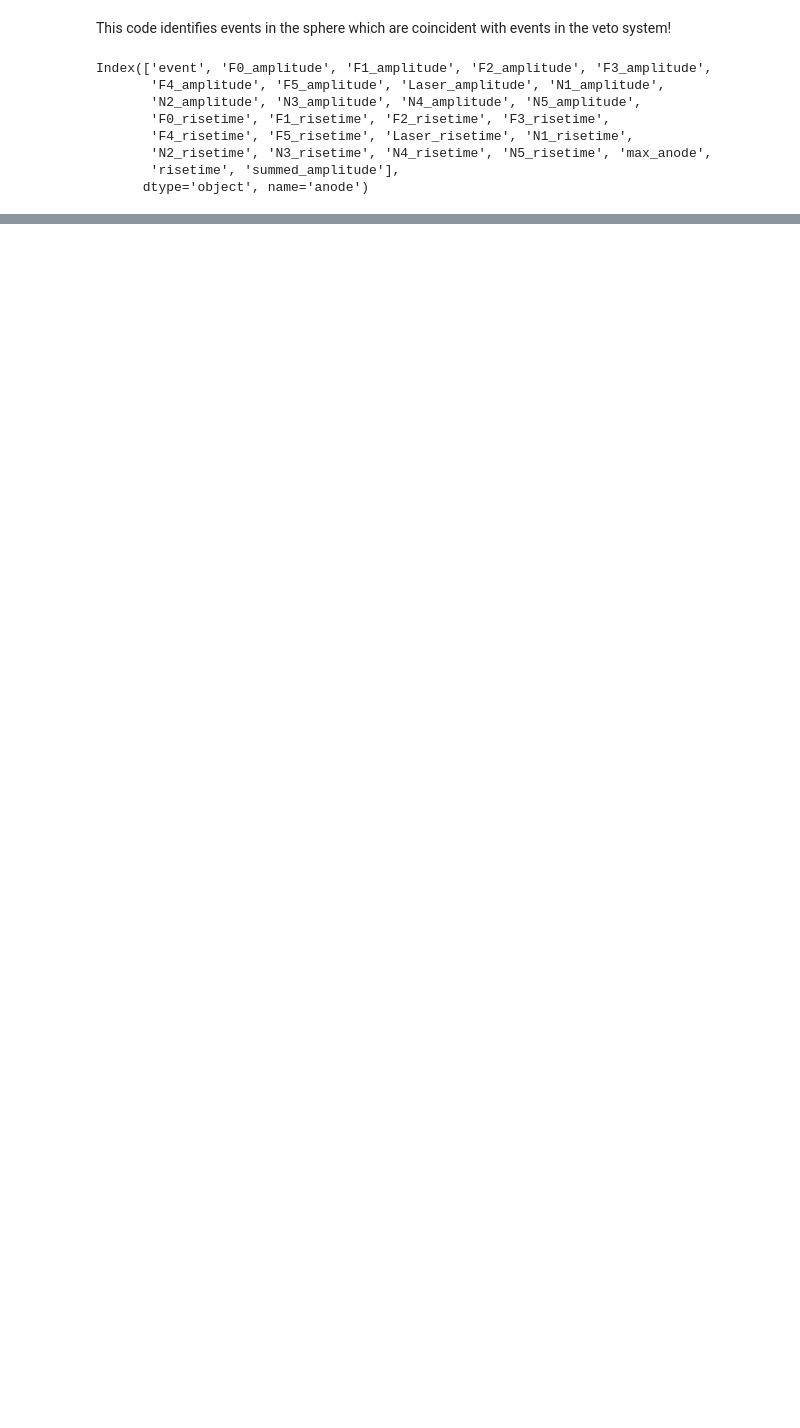
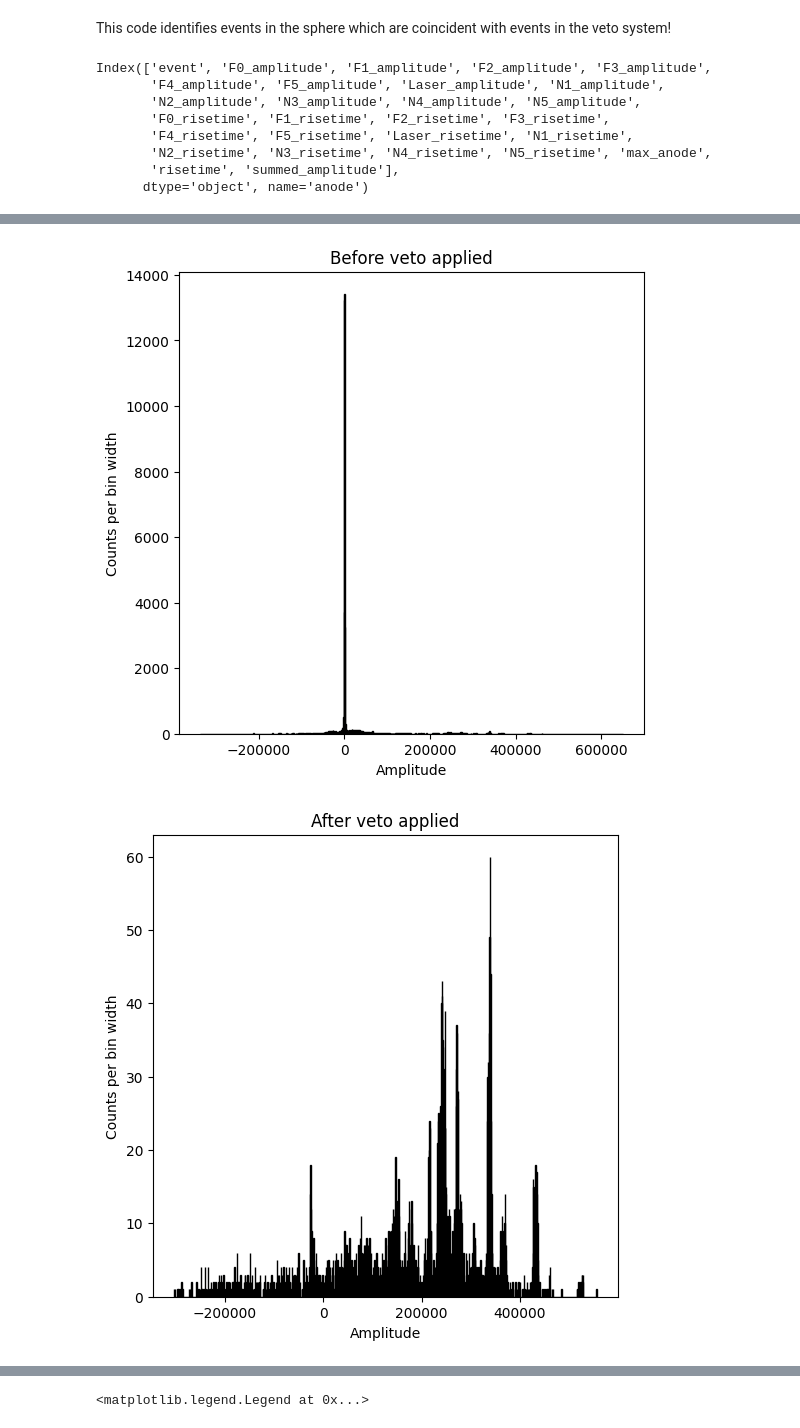
Before and after one commit to hhuckvale/DMProject, a Jupyter notebook: Sphere_and_Simulations/Finding_Coincident_Events.ipynb, the cells around one changed output, grey strips where cells are left out. Cells and saved outputs as stored; diff of their text form; code cells hidden in the pictures; blank space fills up the shorter version.

```diff
--- a/Sphere_and_Simulations/Finding_Coincident_Events.ipynb
+++ b/Sphere_and_Simulations/Finding_Coincident_Events.ipynb
@@ -117,0 +146,42 @@ plt.show()
+# %%
+#amplitude histogram
+
+plt.figure(figsize=(6, 6))
+plt.hist(event_df['summed_amplitude'], bins=1000, edgecolor='black')
+plt.title('Before veto applied')
+#plt.xlim(0,40000)
+#plt.ylim(0,2000)
+plt.xlabel('Amplitude')
+plt.ylabel('Counts per bin width')
+plt.show()
+
+plt.figure(figsize=(6, 6))
+plt.hist(events_after_veto_df['summed_amplitude'], bins=1000, edgecolor='black')
+plt.title('After veto applied')
+#plt.xlim(0,40000)
+#plt.ylim(0,2000)
+plt.xlabel('Amplitude')
+plt.ylabel('Counts per bin width')
+plt.show()
+
+plt.figure(figsize=(6, 6))
+plt.hist(events_which_trigger_veto['summed_amplitude'], bins=1000, edgecolor='black')
+plt.title('Vetoed events')
+#plt.xlim(0,40000)
+#plt.ylim(0,2000)
+plt.xlabel('Amplitude')
+plt.ylabel('Counts per bin width')
+plt.show()
+
+plt.figure(figsize=(6,6))
+plt.hist(event_df['summed_amplitude'], bins=500, alpha = 0.5,label = 'before veto',histtype='step')
+plt.hist(events_after_veto_df['summed_amplitude'], bins=500,alpha = 0.5, label = 'after veto',histtype='step')
+#plt.xlim(0, 40000)
+plt.xlabel('Amplitude')
+#plt.ylim(0, 2000)
+plt.ylabel('Counts per bin width')
+plt.title(filename)
+plt.legend()
+# %% [output]
+[figure, added]
+[figure, added]
@@ -117,0 +189 @@ plt.show()
+<matplotlib.legend.Legend at 0x...>
```
Also changed, not shown: parts of 5 cells of this notebook, 7 other files.
